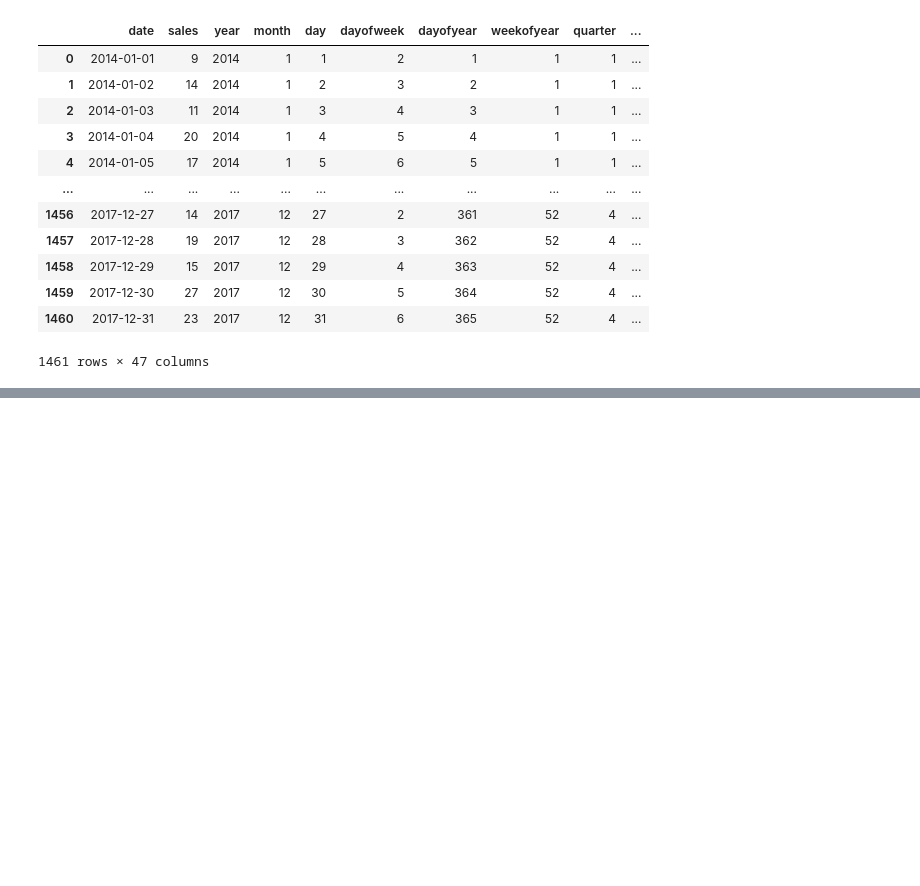
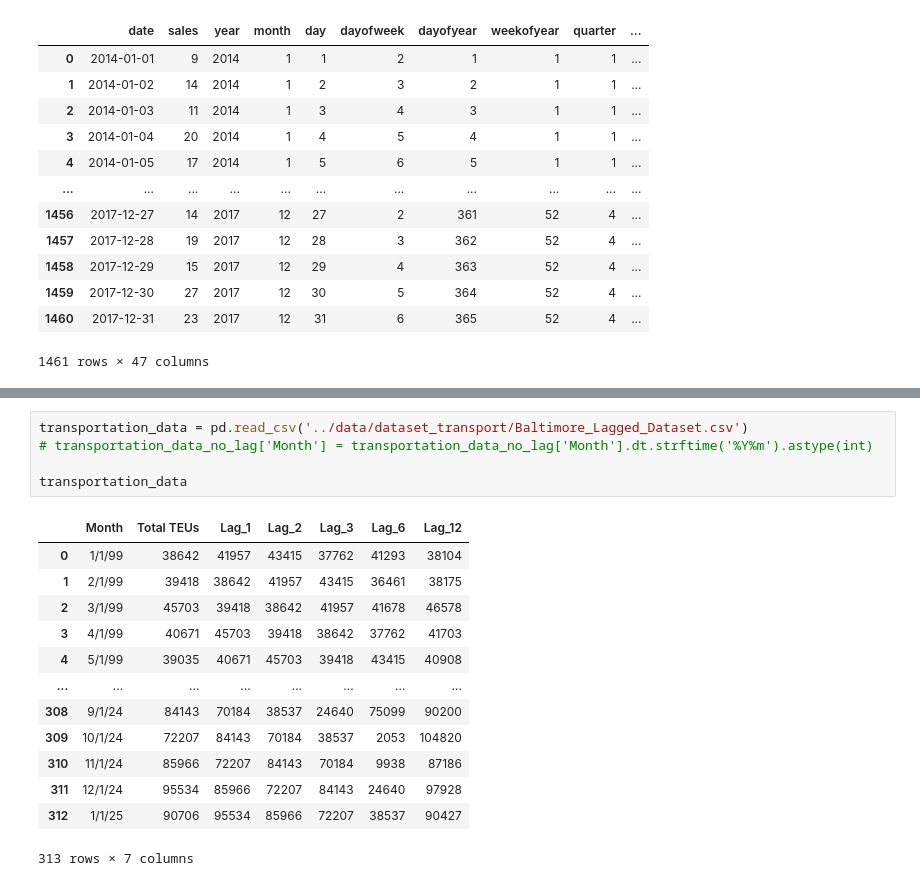
Before and after one commit to Cherry-808/DSS5104-ForecastDL, a Jupyter notebook: notebooks/ARIMA.ipynb, the cells around one changed output, grey strips where cells are left out. Cells and saved outputs as stored; diff of their text form; blank space fills up the shorter version.

```diff
--- a/notebooks/ARIMA.ipynb
+++ b/notebooks/ARIMA.ipynb
@@ -176,0 +170,19 @@ ValueError: x and y must have same first dimension, but have shapes (503,) and (
+# %%
+transportation_data = pd.read_csv('../data/dataset_transport/Baltimore_Lagged_Dataset.csv')
+# transportation_data_no_lag['Month'] = transportation_data_no_lag['Month'].dt.strftime('%Y%m').astype(int)
+
+transportation_data
+# %% [output]
+|  | Month | Total TEUs | Lag_1 | Lag_2 | Lag_3 | Lag_6 | Lag_12 |
+| 0 | 1/1/99 | 38642 | 41957 | 43415 | 37762 | 41293 | 38104 |
+| 1 | 2/1/99 | 39418 | 38642 | 41957 | 43415 | 36461 | 38175 |
+| 2 | 3/1/99 | 45703 | 39418 | 38642 | 41957 | 41678 | 46578 |
+| 3 | 4/1/99 | 40671 | 45703 | 39418 | 38642 | 37762 | 41703 |
+| 4 | 5/1/99 | 39035 | 40671 | 45703 | 39418 | 43415 | 40908 |
+| ... | ... | ... | ... | ... | ... | ... | ... |
+| 308 | 9/1/24 | 84143 | 70184 | 38537 | 24640 | 75099 | 90200 |
+| 309 | 10/1/24 | 72207 | 84143 | 70184 | 38537 | 2053 | 104820 |
+| 310 | 11/1/24 | 85966 | 72207 | 84143 | 70184 | 9938 | 87186 |
+| 311 | 12/1/24 | 95534 | 85966 | 72207 | 84143 | 24640 | 97928 |
+| 312 | 1/1/25 | 90706 | 95534 | 85966 | 72207 | 38537 | 90427 |
+313 rows × 7 columns
```
Also changed, not shown: parts of 9 cells of this notebook, 1 other file.
